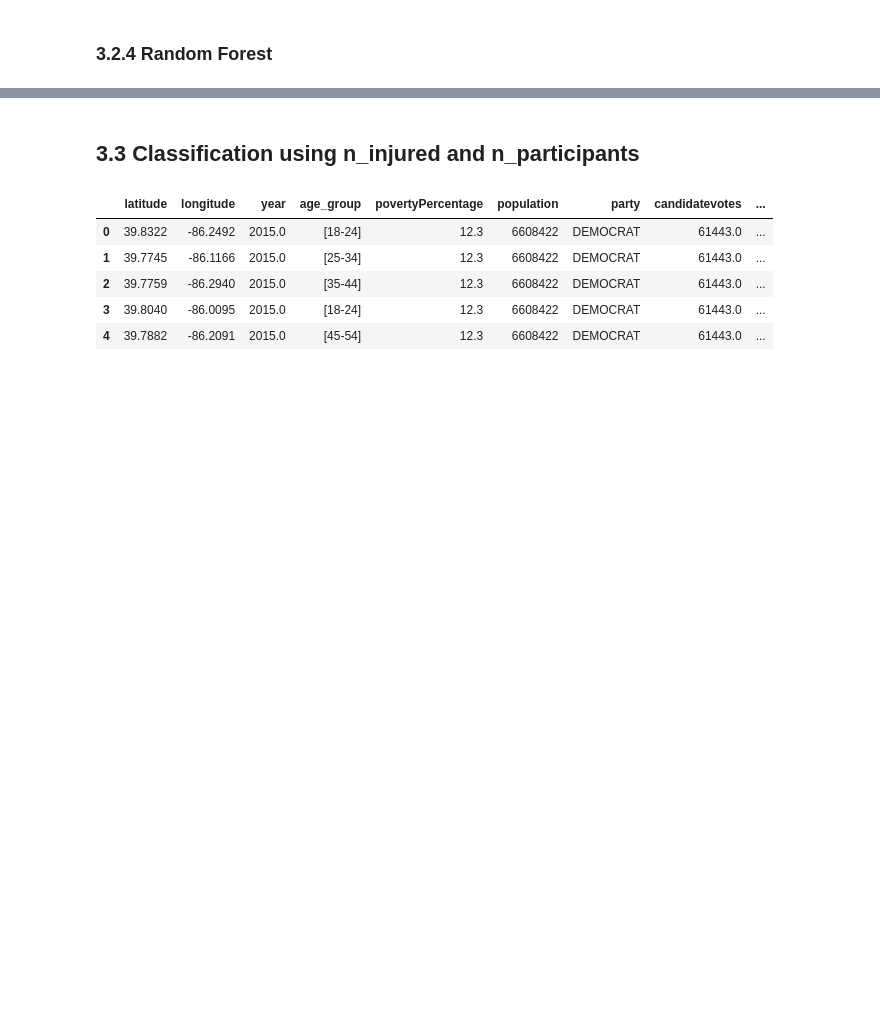
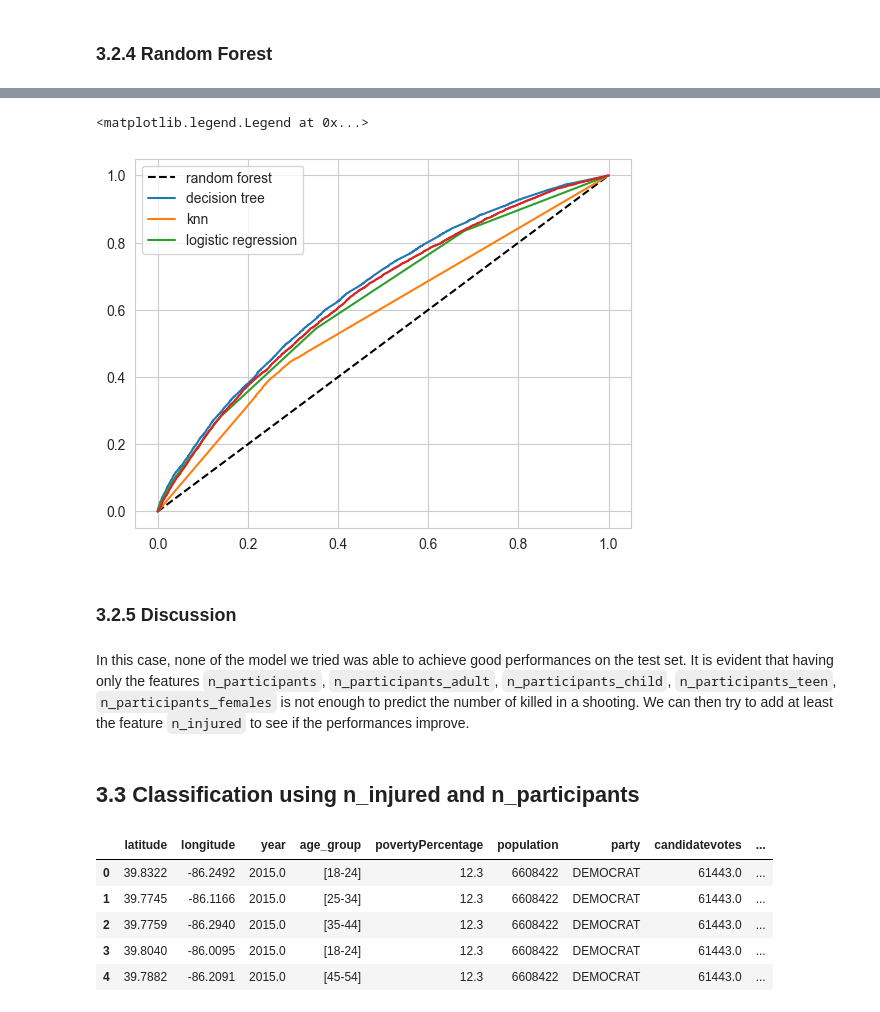
Before and after one commit to irenedovichi/DM-project, a Jupyter notebook: TASK 3/classification.ipynb, the cells around one changed output, grey strips where cells are left out. Drawn from its saved outputs; the diff is of its cells as text; code cells hidden in the pictures; blank space fills up the shorter version.

Commit message:
results classification
todo: reti neurali (se c'è tempo)

```diff
--- a/TASK 3/classification.ipynb
+++ b/TASK 3/classification.ipynb
@@ -431,20 +703,5 @@ best_params_rf2
-# %%
-# train model with best parameters
-rf = RandomForestClassifier(max_depth=40, min_samples_split=2, criterion='gini', n_estimators=50)
-rf.fit(X2_train, y_train)
-y_pred = rf.predict(X2_test)
-y_pred_train = rf.predict(X2_train)
-print('Accuracy on training set: ', accuracy_score(y_train, y_pred_train))
-print('confusion_matrix on training set: \n', confusion_matrix(y_train, y_pred_train))
-print('Accuracy on validation set: ', accuracy_score(y_test, y_pred))
-print('Confusion matrix: \n', confusion_matrix(y_test, y_pred))
-print('Classification report: \n', classification_report(y_test, y_pred))
-# %%
-#new gs around best parameters max_depth =16, min_samples_split=2, criterion='gini', n_estimators=50
-param_grid_rf2 = {'max_depth': [16, 18, 20],
-              'min_samples_split': [ 2, 3, 4],
-              'criterion': ['gini'],
-              'n_estimators': [ 50, 60, 70]
-}
-best_params_rf2, best_rf2, result_rf2 = grid_search_kfold_cv(model_class=RandomForestClassifier,
-                                                             param_grid=param_grid_rf2,X_train=X2_train, y_train=y_train, X_test=X2_test, y_test=y_test,  cv=3, metric='f1', eval=True)
+# %%
+# train model with best parameters
+rf2 = RandomForestClassifier(**best_params_rf2)
+rf2.fit(X2_train, y_train)
+results_rf2 = evaluate_model(rf2, X2_train, y_train, X2_test, y_test)
@@ -451,3 +726,30 @@ best_params_rf2, best_rf2, result_rf2 = grid_search_kfold_cv(model_class=RandomF
+# %%
+# roc curves af all the models
+
+y_pred_proba_rf = rf2.predict_proba(X2_test)[:,1]
+y_pred_proba_dt = best_tree2.predict_proba(X2_test)[:,1]
+y_pred_proba_knn = knn2.predict_proba(X2_test)[:,1]
+y_pred_proba_logreg = logreg2.predict_proba(X2_test_scaled)[:,1]
+
+plt.plot([0,1], [0,1], 'k--')
+
+fpr_rf, tpr_rf, thresholds_rf = roc_curve(y_test, y_pred_proba_rf)
+fpr_dt, tpr_dt, thresholds_dt = roc_curve(y_test, y_pred_proba_dt)
+fpr_knn, tpr_knn, thresholds_knn = roc_curve(y_test, y_pred_proba_knn)
+fpr_logreg, tpr_logreg, thresholds_logreg = roc_curve(y_test, y_pred_proba_logreg)
+
+plt.plot(fpr_rf, tpr_rf)
+plt.plot(fpr_dt, tpr_dt)
+plt.plot(fpr_knn, tpr_knn)
+plt.plot(fpr_logreg, tpr_logreg)
+plt.legend([ f'random forest', 'decision tree', 'knn', 'logistic regression'])
+# %% [output]
+<matplotlib.legend.Legend at 0x...>
+[figure, added]
+# %% [markdown]
+### 3.2.5 Discussion
+# %% [markdown]
+In this case, none of the model we tried was able to achieve good performances on the test set. It is evident that having only the features `n_participants`, `n_participants_adult`, `n_participants_child`, `n_participants_teen`, `n_participants_females` is not enough to predict the number of killed in a shooting. We can then try to add at least the feature `n_injured` to see if the performances improve.
 # %% [markdown]
 ## 3.3 Classification using n_injured and n_participants
 # %%
```
Also changed, not shown: parts of 55 cells of this notebook, 2 other files.
